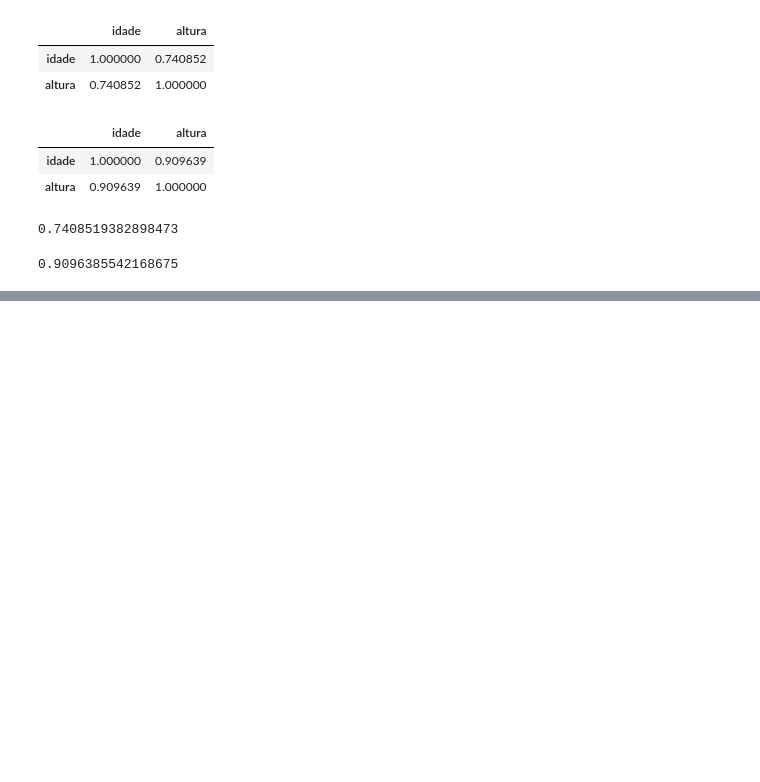
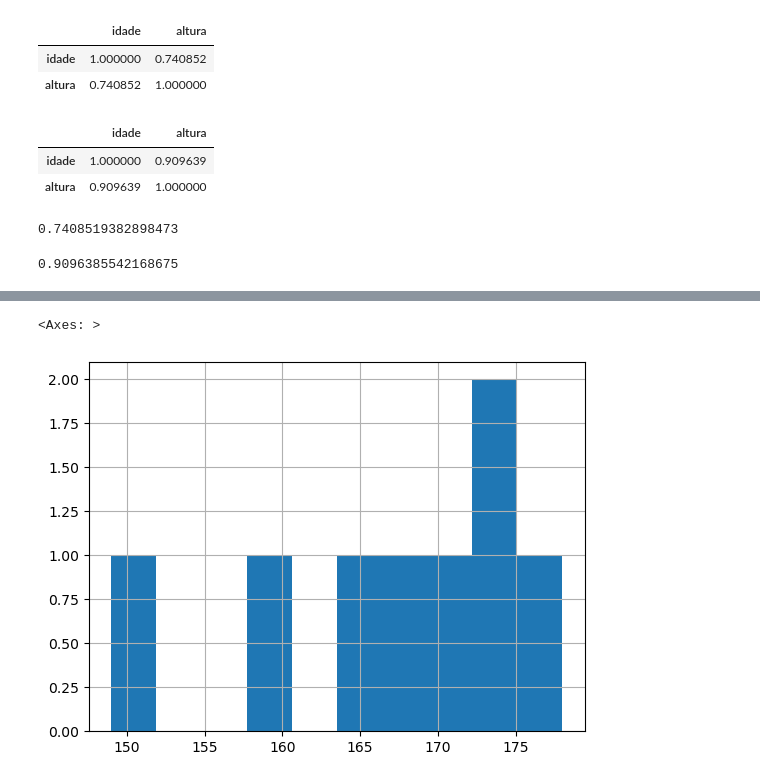
Before and after one commit to JaynneLino/pandas_course_Udemy, a Jupyter notebook: estatistica/estatistica.ipynb, the cells around one changed output, grey strips where cells are left out. Saved outputs shown, nothing was run; the diff lists cells and outputs as text; code cells hidden in the pictures; blank space fills up the shorter version.

```diff
--- a/estatistica/estatistica.ipynb
+++ b/estatistica/estatistica.ipynb
@@ -207,0 +216,5 @@ df["altura"].corr(df["idade"], method="spearman")
+# %%
+df["altura"].hist()
+# %% [output]
+<Axes: >
+[figure, added]
```
Also changed, not shown: parts of 21 cells of this notebook.
